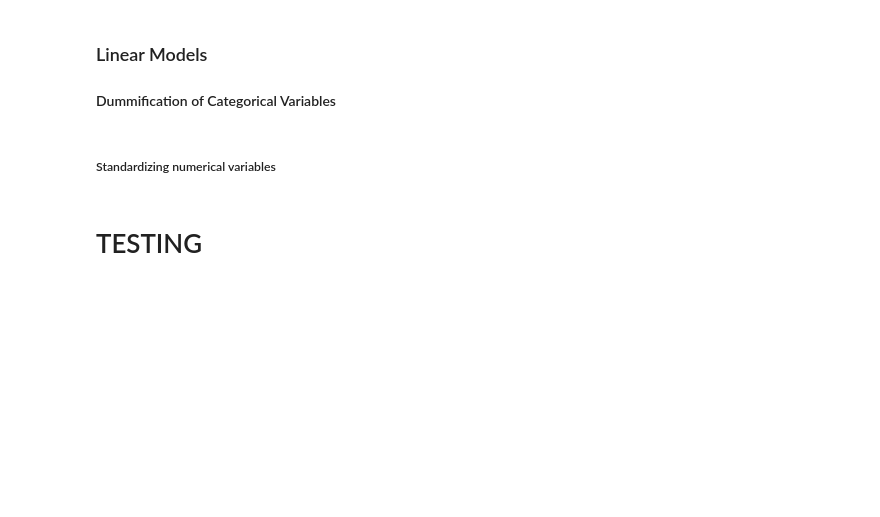
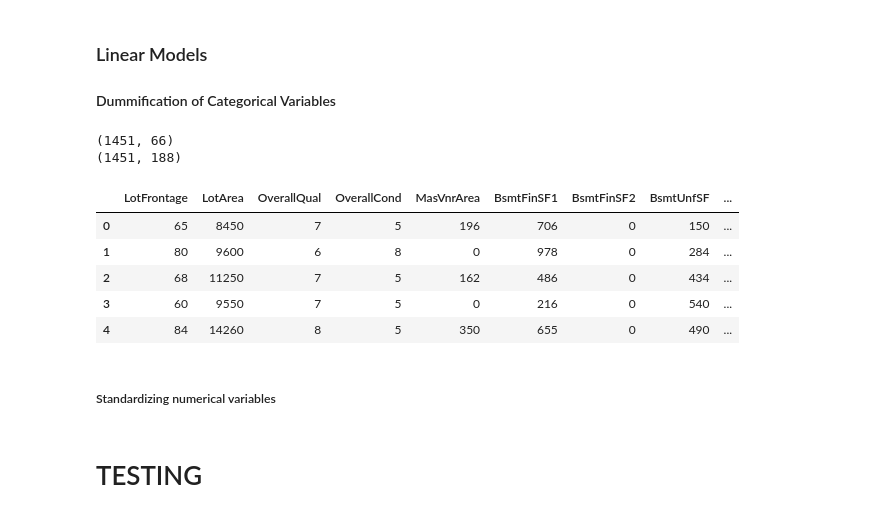
Before and after one commit to aditimayareddy/ameshousing, a Jupyter notebook: II. Preprocessing, Feature Selection.ipynb, the cells around one changed output. Saved outputs shown, nothing was run; the diff lists cells and outputs as text; code cells hidden in the pictures; blank space fills up the shorter version.

Commit message:
split preprocessing raw and trimmed columns

```diff
--- a/II. Preprocessing, Feature Selection.ipynb
+++ b/II. Preprocessing, Feature Selection.ipynb
@@ -56,6 +61,6 @@ warnings.filterwarnings("ignore")
 # %%
 train = pd.read_csv('./data/cleaned/train_c.csv')
 train.head()
-#train.drop(['Unnamed: 0'], axis=1, inplace=True)
+train.drop(['Unnamed: 0'], axis=1, inplace=True)
 print(f"Read in Ames Housing Train Data - Shape: {train.shape}")
 # %% [output]
@@ -63,5 +68,4 @@ Read in Ames Housing Train Data - Shape: (1451, 69)
 # %%
-train.drop('Unnamed: 0', axis=1, inplace = True)
 train.head()
 # %% [output]
 |  | MSZoning | LotFrontage | LotArea | LotShape | LandContour | LotConfig | LandSlope | BldgType | OverallQual | ... |
@@ -113,12 +200,24 @@ train.drop('log_SalePrice', axis = 1, inplace = True)
 ### Linear Models
 #### Dummification of Categorical Variables
 # %%
-preproc = pd.get_dummies(train, columns = cat_var, drop_first=True)
+preproc_raw = pd.get_dummies(train, columns = cat_var, drop_first=True)
+#preproc_trim = pd.get_dummies(train, columns = cat_var_trim, drop_first=True)
 # %%
 print(train.shape)
-print(preproc.shape)
+print(preproc_raw.shape)
+#print(preproc_trim.shape)
+# %% [output]
+(1451, 66)
+(1451, 188)
 # %%
-preproc.head()
+preproc_raw.head()
+# %% [output]
+|  | LotFrontage | LotArea | OverallQual | OverallCond | MasVnrArea | BsmtFinSF1 | BsmtFinSF2 | BsmtUnfSF | ... |
+| 0 | 65 | 8450 | 7 | 5 | 196 | 706 | 0 | 150 | ... |
+| 1 | 80 | 9600 | 6 | 8 | 0 | 978 | 0 | 284 | ... |
+| 2 | 68 | 11250 | 7 | 5 | 162 | 486 | 0 | 434 | ... |
+| 3 | 60 | 9550 | 7 | 5 | 0 | 216 | 0 | 540 | ... |
+| 4 | 84 | 14260 | 8 | 5 | 350 | 655 | 0 | 490 | ... |
 # %%
 from sklearn.model_selection import train_test_split
 
```
Also changed, not shown: parts of 19 cells of this notebook, 1 other file.
